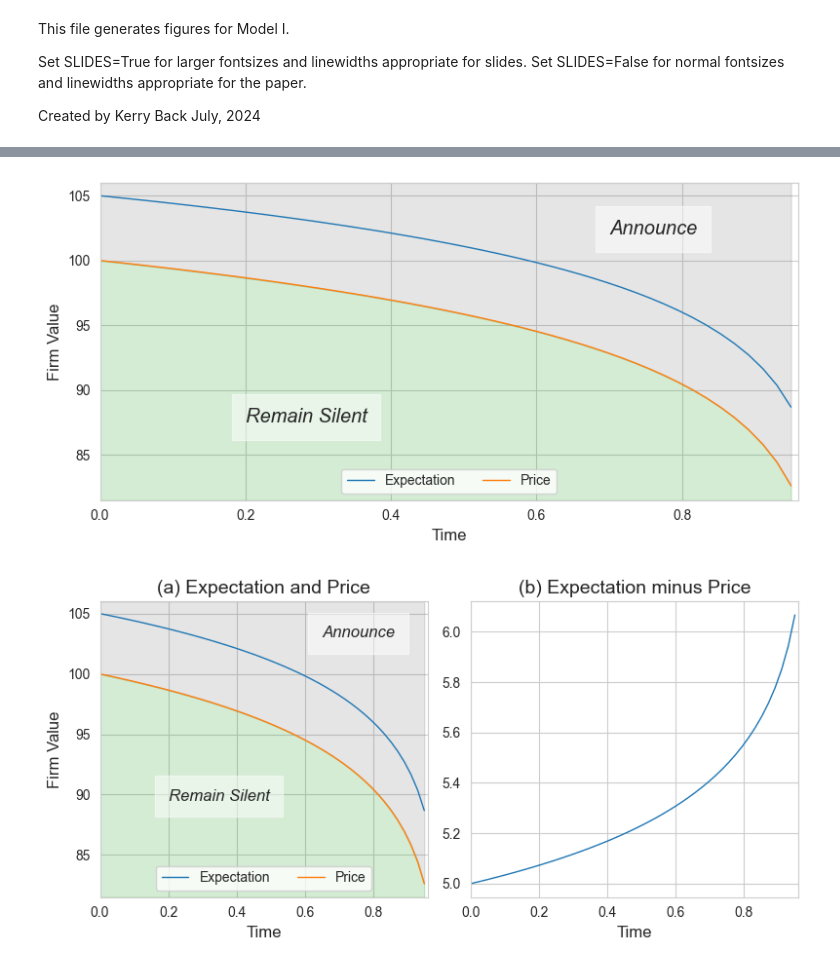
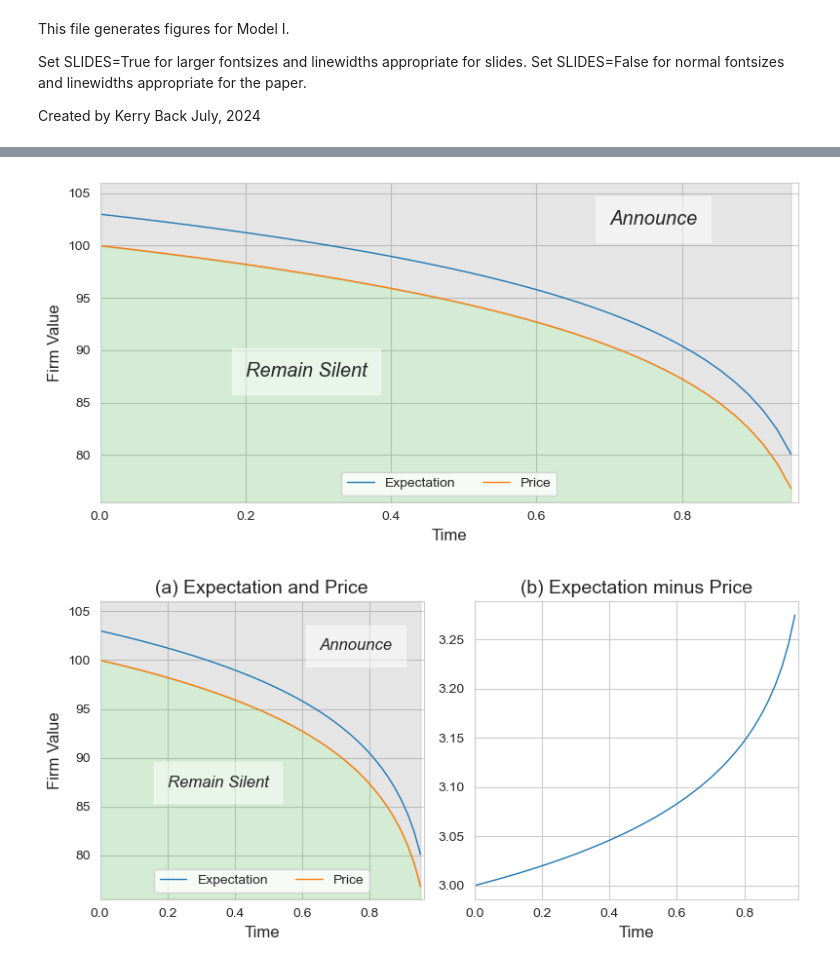
Before and after one commit to kerryback/announcements, a Jupyter notebook: Code/figures_model1.ipynb, the cells around one changed output, grey strips where cells are left out. Cells and saved outputs as stored; diff of their text form; code cells hidden in the pictures.

```diff
--- a/Code/figures_model1.ipynb
+++ b/Code/figures_model1.ipynb
@@ -30,9 +30,9 @@ mpl.rcParams['figure.figsize'] = (8, 4)
 FigureDir = "Slides" if SLIDES else "../Figures"
 linewidth = 3 if SLIDES else 1
 
-mu = 105
+mu = 103
 mustar = 100
-sigma = sig = 15
+sigma = sig = 20
 lam = 1000
 rsquared = 0.2
 rho = 0.5
@@ -168,7 +168,7 @@ ax.legend(loc="lower center", ncols=2)
 fig.tight_layout()
 fig.savefig(f'{FigureDir}/model1_mean.pdf', bbox_inches='tight')
 # %% [output]
-[figure, old version]
+[figure, new version]
 # %%
 grid = np.linspace(0, 0.95, 50)
 means = [m.mean1(t) for t in grid]
@@ -187,36 +187,36 @@ ax1.fill_between(
     color=colors[7],
     alpha=0.2,
 )
 ax1.fill_between(
     grid, y0, prices,
     color=colors[2],
     alpha=0.2,
 )
 ax1.set_xlabel("Time")
 ax1.set_ylabel("Firm Value")
 ax1.set_xlim((0, 0.96))
 
-ax1.text(0.65, 103, "Announce", size="large", style='italic',
+ax1.text(0.65, 101, "Announce", size="large", style='italic',
         bbox={'facecolor': 'white', 'alpha': 0.5, 'pad': 10})
 
-ax1.text(0.2, 89.5, "Remain Silent", size="large", style='italic',
+ax1.text(0.2, 87, "Remain Silent", size="large", style='italic',
         bbox={'facecolor': 'white', 'alpha': 0.5, 'pad': 10})
 
 ax1.legend(loc="lower center", ncols=2)
 panel1_title = "Expectation and Price" if SLIDES else "(a) Expectation and Price"
 panel2_title = "Expectation minus Price" if SLIDES else "(b) Expectation minus Price"
 ax1.set_title(panel1_title)
 ax2.set_title(panel2_title)
 
 ax2.plot(grid, rprem, color=colors[0], lw=linewidth)
 
 ax2.set_xlabel("Time")
 ax2.set_xlim((0, 0.96))
 
 fig.tight_layout()
 fig.savefig(f'{FigureDir}/model1_riskpremium.pdf', bbox_inches='tight')
 # %% [output]
-[figure, old version]
+[figure, new version]
 # %%
 grid = np.linspace(0, 0.95, 50)
 pr = [m.price1(t) for t in grid]
```
Also changed, not shown: parts of 3 cells of this notebook, 23 other files.
